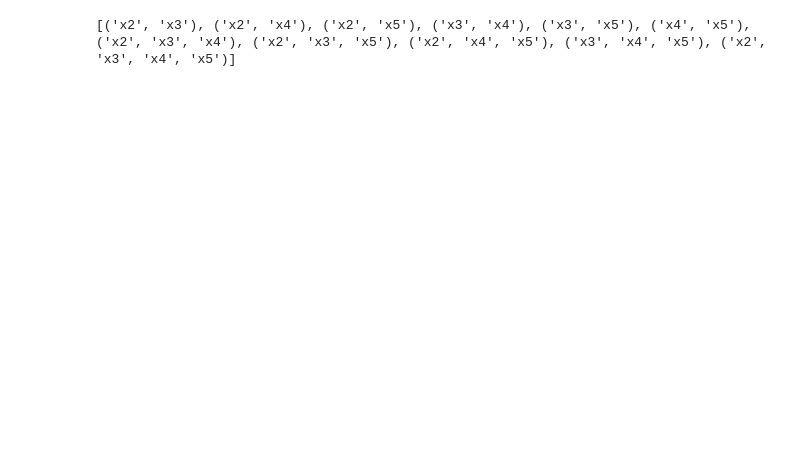
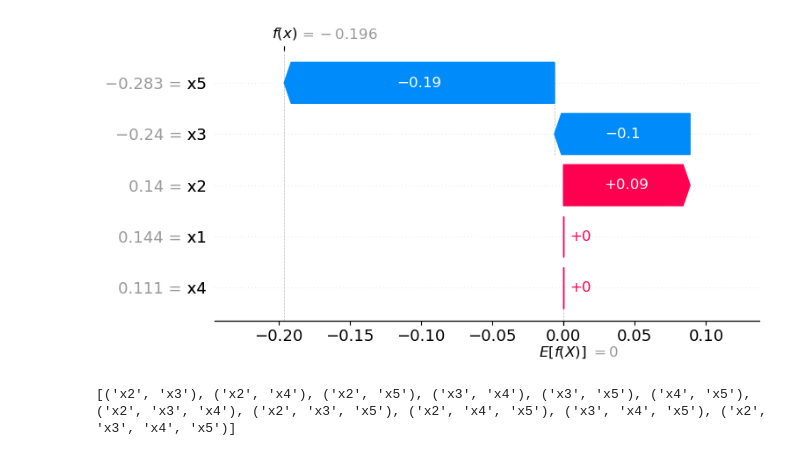
Before and after one commit to daryabiparva9/weighted_shapley, a Jupyter notebook: src/weighted_Shapley copy.ipynb, the cells around one changed output. Saved outputs shown, nothing was run; the diff lists cells and outputs as text; code cells hidden in the pictures; blank space fills up the shorter version.

```diff
--- a/src/weighted_Shapley copy.ipynb
+++ b/src/weighted_Shapley copy.ipynb
@@ -152,3 +98,7 @@ X does not have valid feature names, but LinearRegression was fitted with featur
+# %%
+shap.waterfall_plot(c)
+# %% [output]
+[figure, added]
 # %%
 import itertools
 s = ['x2', 'x3', 'x4', 'x5']
```
Also changed, not shown: parts of 8 cells of this notebook, 5 other files.
